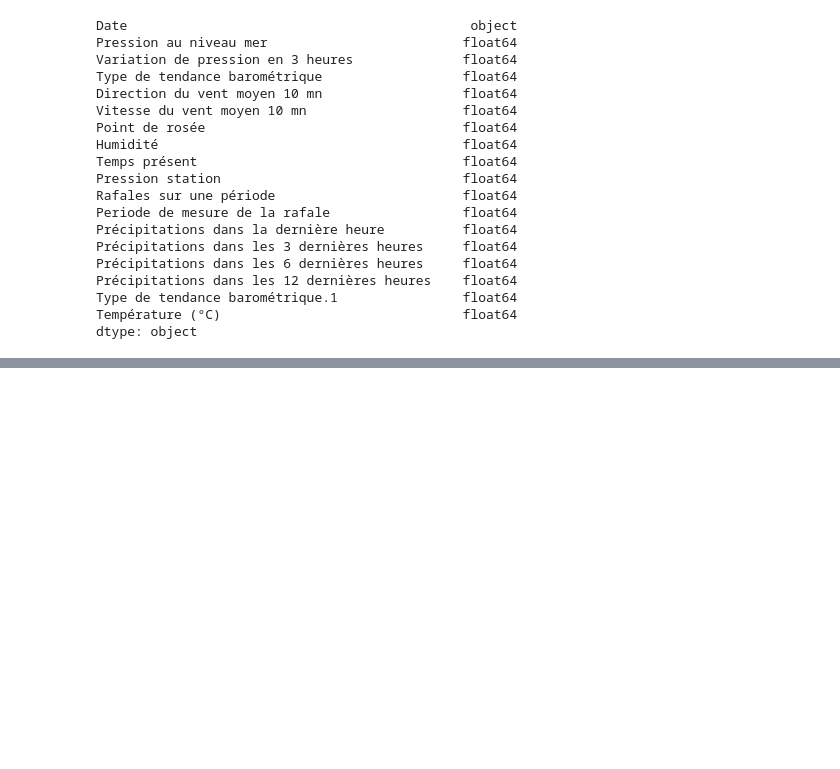
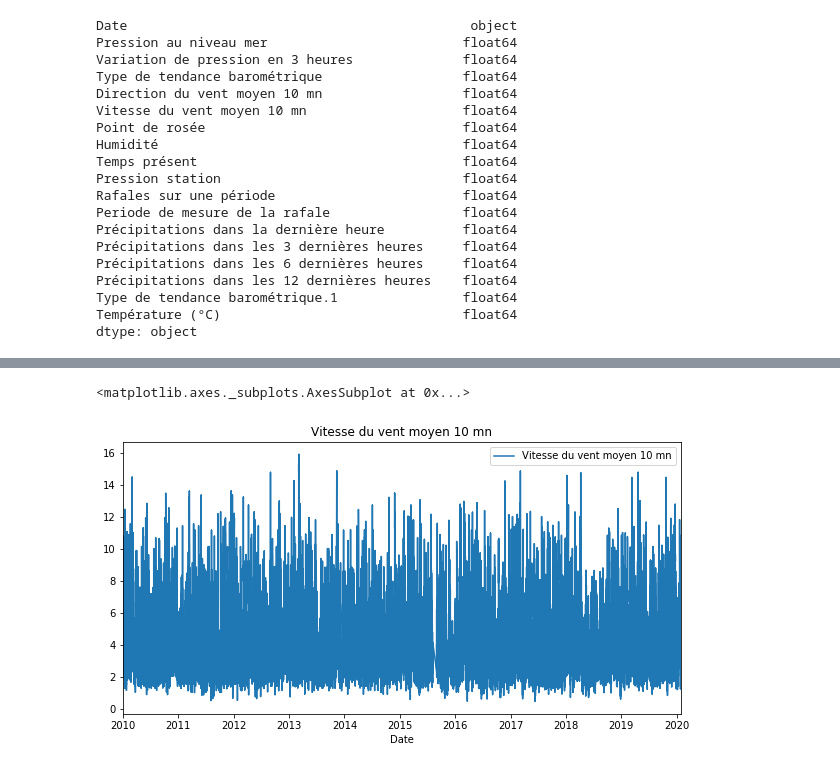
Before and after one commit to NicolasLacroix/data-representation, a Jupyter notebook: notebooks/meteorology.ipynb, the cells around one changed output, grey strips where cells are left out. Drawn from its saved outputs; the diff is of its cells as text; code cells hidden in the pictures; blank space fills up the shorter version.

Commit message:
Fix graph display

```diff
--- a/notebooks/meteorology.ipynb
+++ b/notebooks/meteorology.ipynb
@@ -163,2 +177,7 @@ data[['Date', 'Température (°C)']].plot(
 # %%
-data[['Date', 'Vitesse du vent moyen 10 mn']].plot(x='Date', label='Vitesse moyenne', title='Vitesse du vent moyen 10 mn', figsize=(10,5))
+data[['Date', 'Vitesse du vent moyen 10 mn']].plot(
+    x='Date', label='Vitesse moyenne', title='Vitesse du vent moyen 10 mn', figsize=(10,5)
+)
+# %% [output]
+<matplotlib.axes._subplots.AxesSubplot at 0x...>
+[figure, added]
```
Also changed, not shown: parts of 3 cells of this notebook.
